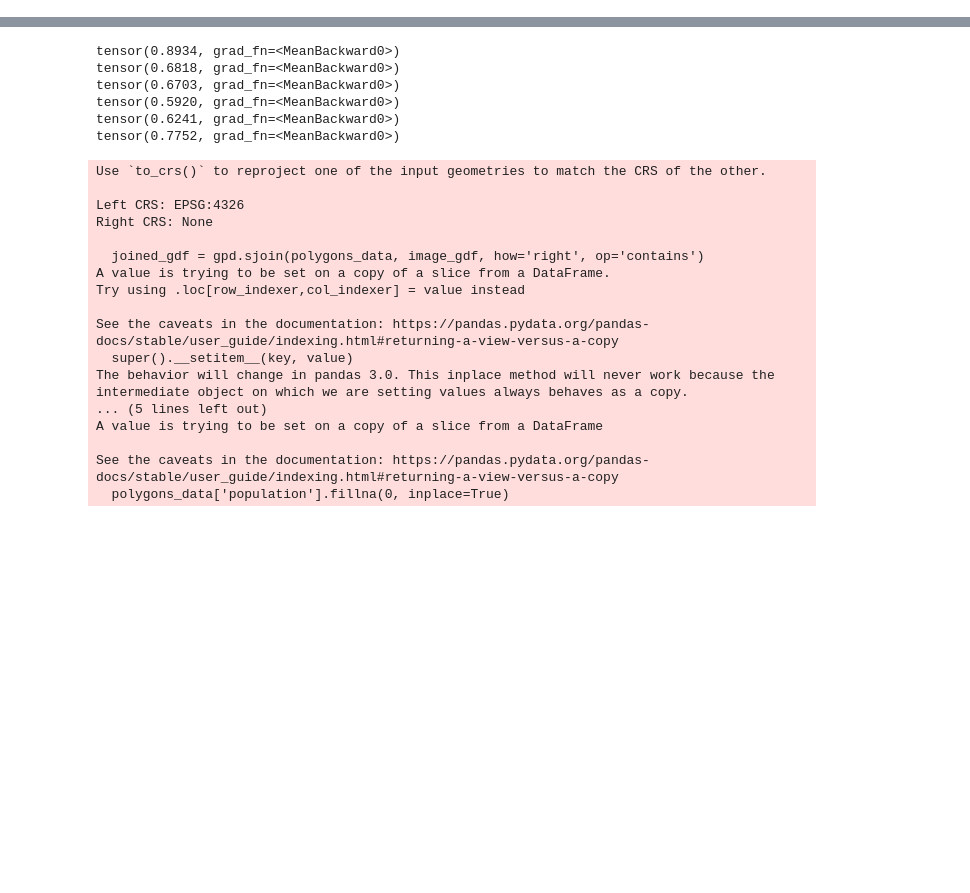
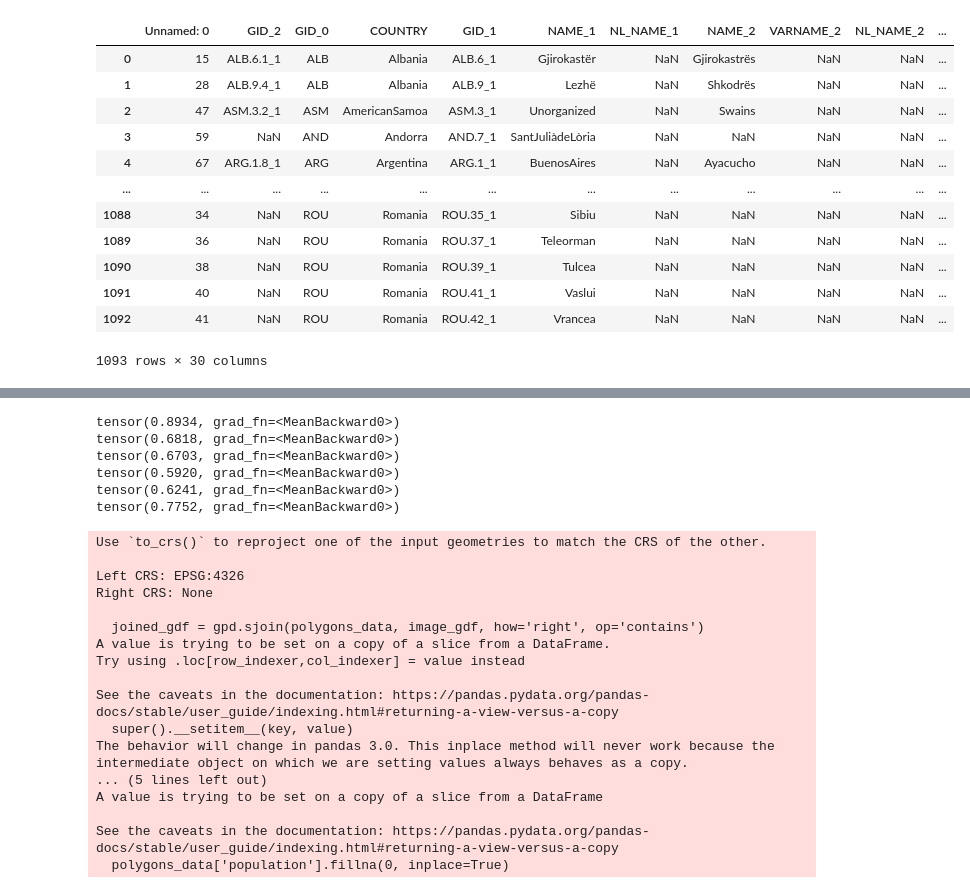
Before and after one commit to juthoma22/imbag, a Jupyter notebook: notebooks/playground.ipynb, the cells around one changed output, grey strips where cells are left out. Cells and saved outputs as stored; diff of their text form; code cells hidden in the pictures; blank space fills up the shorter version.

```diff
--- a/notebooks/playground.ipynb
+++ b/notebooks/playground.ipynb
@@ -0,0 +72,2 @@
+# %%
+geocells_df = pd.read_csv("/home/data_shares/geocv/geocells.csv")
@@ -0,0 +76,16 @@
+# %%
+geocells_df
+# %% [output]
+|  | Unnamed: 0 | GID_2 | GID_0 | COUNTRY | GID_1 | NAME_1 | NL_NAME_1 | NAME_2 | VARNAME_2 | NL_NAME_2 | ... |
+| 0 | 15 | ALB.6.1_1 | ALB | Albania | ALB.6_1 | Gjirokastër | NaN | Gjirokastrës | NaN | NaN | ... |
+| 1 | 28 | ALB.9.4_1 | ALB | Albania | ALB.9_1 | Lezhë | NaN | Shkodrës | NaN | NaN | ... |
+| 2 | 47 | ASM.3.2_1 | ASM | AmericanSamoa | ASM.3_1 | Unorganized | NaN | Swains | NaN | NaN | ... |
+| 3 | 59 | NaN | AND | Andorra | AND.7_1 | SantJuliàdeLòria | NaN | NaN | NaN | NaN | ... |
+| 4 | 67 | ARG.1.8_1 | ARG | Argentina | ARG.1_1 | BuenosAires | NaN | Ayacucho | NaN | NaN | ... |
+| ... | ... | ... | ... | ... | ... | ... | ... | ... | ... | ... | ... |
+| 1088 | 34 | NaN | ROU | Romania | ROU.35_1 | Sibiu | NaN | NaN | NaN | NaN | ... |
+| 1089 | 36 | NaN | ROU | Romania | ROU.37_1 | Teleorman | NaN | NaN | NaN | NaN | ... |
+| 1090 | 38 | NaN | ROU | Romania | ROU.39_1 | Tulcea | NaN | NaN | NaN | NaN | ... |
+| 1091 | 40 | NaN | ROU | Romania | ROU.41_1 | Vaslui | NaN | NaN | NaN | NaN | ... |
+| 1092 | 41 | NaN | ROU | Romania | ROU.42_1 | Vrancea | NaN | NaN | NaN | NaN | ... |
+1093 rows × 30 columns
```
Also changed, not shown: parts of 35 cells of this notebook, 10 other files.
